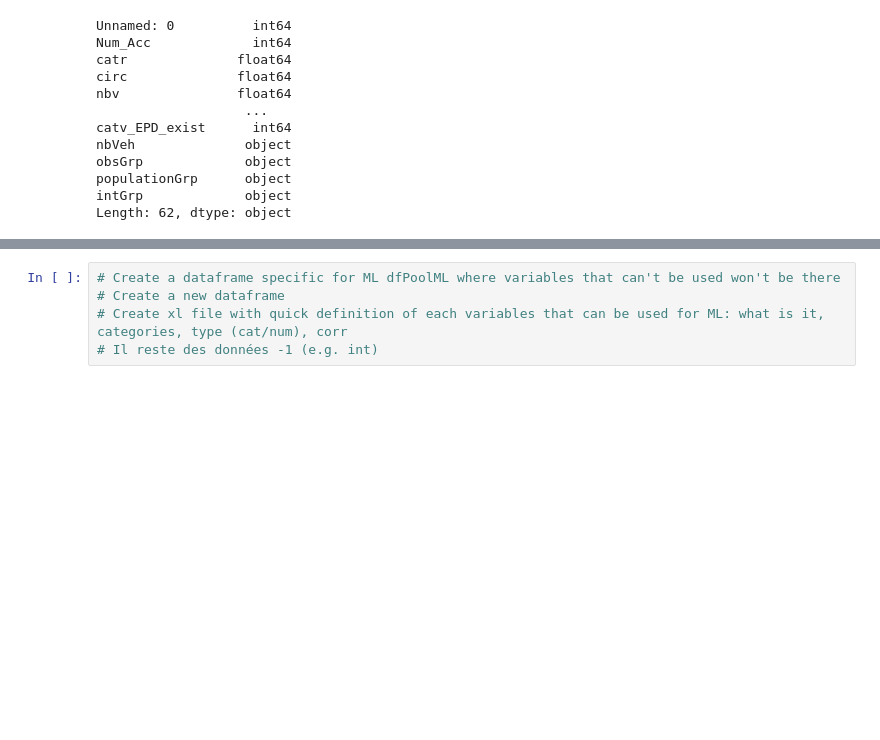
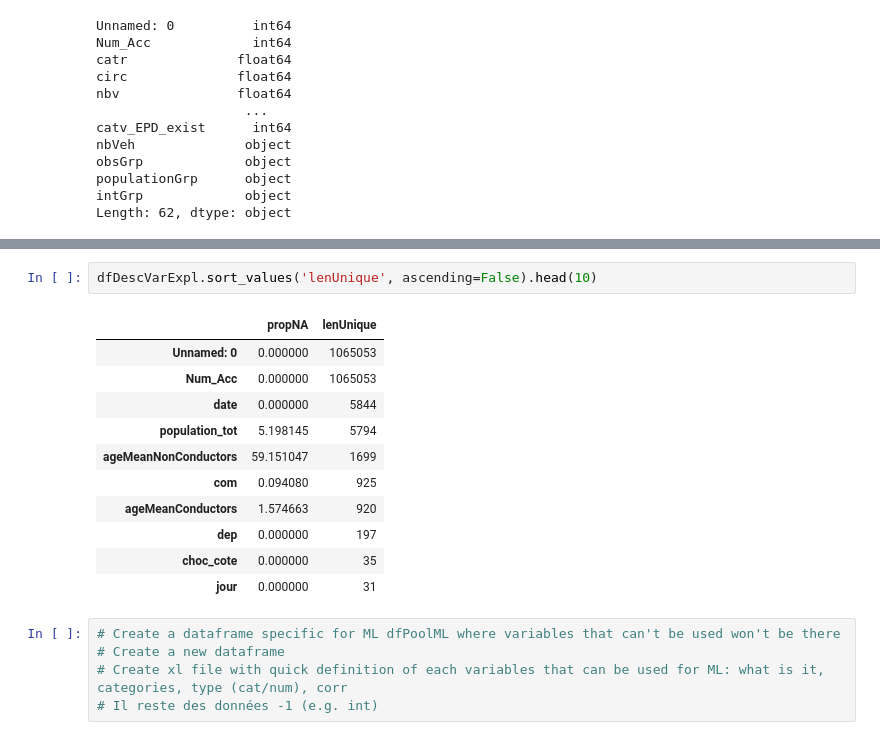
Before and after one commit to YacineHajjiDataScientist/20220814_dsProject, a Jupyter notebook: 20220821_projectDS.ipynb, the cells around one changed output, grey strips where cells are left out. Drawn from its saved outputs; the diff is of its cells as text; blank space fills up the shorter version.

```diff
--- a/20220821_projectDS.ipynb
+++ b/20220821_projectDS.ipynb
@@ -2098,3 +2113,17 @@ Name: surf, dtype: int64
+# %%
+dfDescVarExpl.sort_values('lenUnique', ascending=False).head(10)
+# %% [output]
+|  | propNA | lenUnique |
+| Unnamed: 0 | 0.000000 | 1065053 |
+| Num_Acc | 0.000000 | 1065053 |
+| date | 0.000000 | 5844 |
+| population_tot | 5.198145 | 5794 |
+| ageMeanNonConductors | 59.151047 | 1699 |
+| com | 0.094080 | 925 |
+| ageMeanConductors | 1.574663 | 920 |
+| dep | 0.000000 | 197 |
+| choc_cote | 0.000000 | 35 |
+| jour | 0.000000 | 31 |
 # %%
 # Create a dataframe specific for ML dfPoolML where variables that can't be used won't be there
 # Create a new dataframe
```
Also changed, not shown: parts of 10 cells of this notebook, 1 other file.
